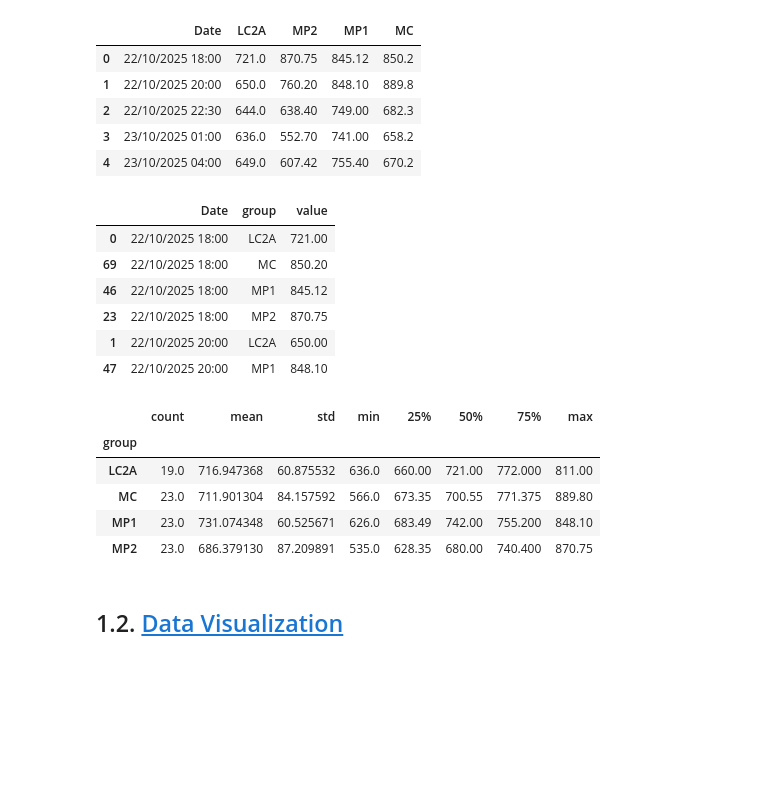
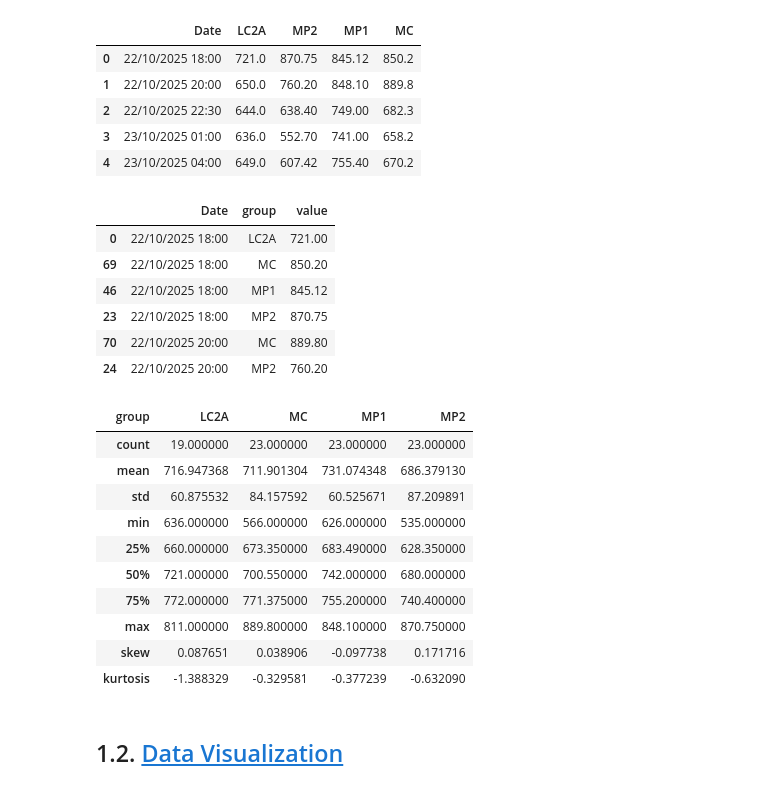
Before and after one commit to rammah83/Statistical_tasks, a Jupyter notebook: Anova.ipynb, the cells around one changed output. Cells and saved outputs as stored; diff of their text form; code cells hidden in the pictures; blank space fills up the shorter version.

```diff
--- a/Anova.ipynb
+++ b/Anova.ipynb
@@ -36,7 +37,7 @@ df.head()
 # %%
 cols = ['Date', 'LC2A', 'MP2', 'MP1', 'MC']
 
-data = df[cols].melt(id_vars='Date', var_name='group', value_name='value',).sort_values(by='Date')
+data = df[cols].melt(id_vars='Date', var_name='group', value_name='value',).dropna().sort_values(by='Date')
 data.head(6)
 # %% [output]
 |  | Date | group | value |
@@ -44,17 +45,34 @@ data.head(6)
 | 69 | 22/10/2025 18:00 | MC | 850.20 |
 | 46 | 22/10/2025 18:00 | MP1 | 845.12 |
 | 23 | 22/10/2025 18:00 | MP2 | 870.75 |
-| 1 | 22/10/2025 20:00 | LC2A | 650.00 |
-| 47 | 22/10/2025 20:00 | MP1 | 848.10 |
+| 70 | 22/10/2025 20:00 | MC | 889.80 |
+| 24 | 22/10/2025 20:00 | MP2 | 760.20 |
 # %%
-data.groupby('group')['value'].describe()
+stats_summary = data.groupby('group')['value']
+
+stats_summary: pd.DataFrame = pd.concat(
+    [
+        stats_summary.describe(include=[np.number]),
+        stats_summary.agg(
+            [stats.skew, stats.kurtosis]
+        ),
+    ],
+    axis=1,
+)
+
+stats_summary.T
 # %% [output]
-|  | count | mean | std | min | 25% | 50% | 75% | max |
-| group |  |  |  |  |  |  |  |  |
-| LC2A | 19.0 | 716.947368 | 60.875532 | 636.0 | 660.00 | 721.00 | 772.000 | 811.00 |
-| MC | 23.0 | 711.901304 | 84.157592 | 566.0 | 673.35 | 700.55 | 771.375 | 889.80 |
-| MP1 | 23.0 | 731.074348 | 60.525671 | 626.0 | 683.49 | 742.00 | 755.200 | 848.10 |
-| MP2 | 23.0 | 686.379130 | 87.209891 | 535.0 | 628.35 | 680.00 | 740.400 | 870.75 |
+| group | LC2A | MC | MP1 | MP2 |
+| count | 19.000000 | 23.000000 | 23.000000 | 23.000000 |
+| mean | 716.947368 | 711.901304 | 731.074348 | 686.379130 |
+| std | 60.875532 | 84.157592 | 60.525671 | 87.209891 |
+| min | 636.000000 | 566.000000 | 626.000000 | 535.000000 |
+| 25% | 660.000000 | 673.350000 | 683.490000 | 628.350000 |
+| 50% | 721.000000 | 700.550000 | 742.000000 | 680.000000 |
+| 75% | 772.000000 | 771.375000 | 755.200000 | 740.400000 |
+| max | 811.000000 | 889.800000 | 848.100000 | 870.750000 |
+| skew | 0.087651 | 0.038906 | -0.097738 | 0.171716 |
+| kurtosis | -1.388329 | -0.329581 | -0.377239 | -0.632090 |
 # %% [markdown]
 ## 1.2. <a id='toc1_2_'></a>[Data Visualization](#toc0_)
 # %%
```
Also changed, not shown: parts of 3 cells of this notebook, 1 other file.
